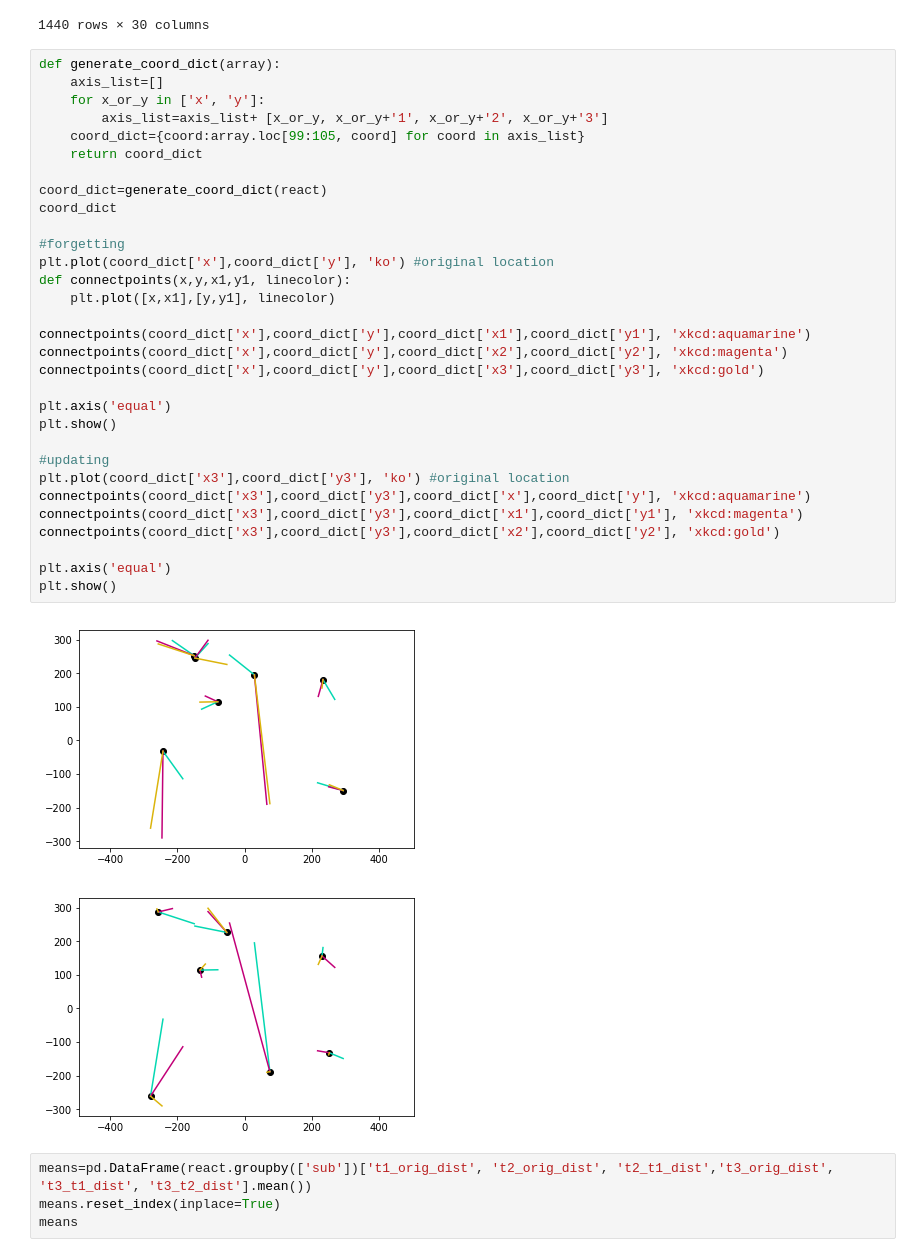
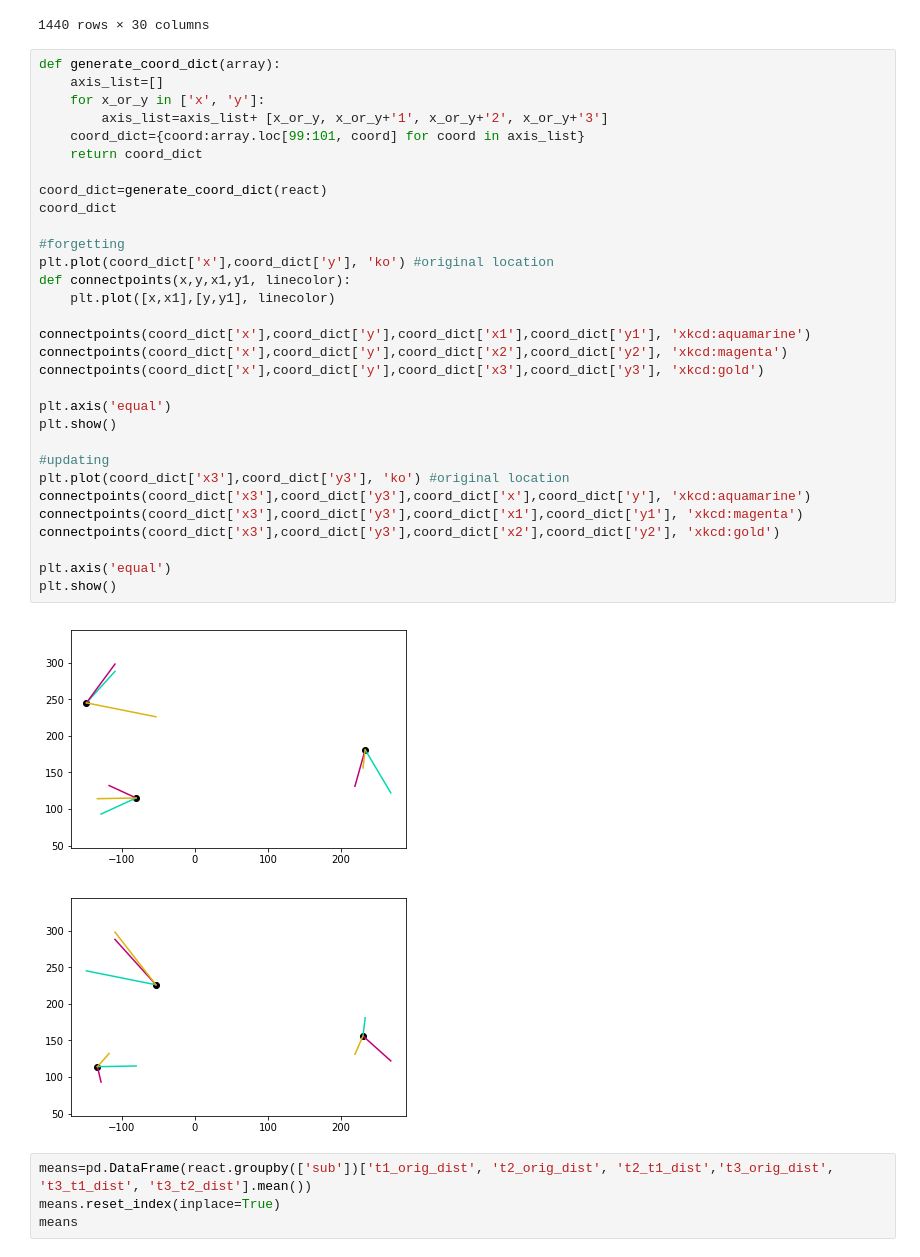
Before and after one commit to donnajobridge/data_visualizations, a Jupyter notebook: react/reactivation_visuals.ipynb, the cells around one changed output. Cells and saved outputs as stored; diff of their text form.

```diff
--- a/react/reactivation_visuals.ipynb
+++ b/react/reactivation_visuals.ipynb
@@ -113,36 +113,36 @@ get_quad(react, 'x3', 'y3', 'loc3_quad')
 def generate_coord_dict(array):
     axis_list=[]
     for x_or_y in ['x', 'y']:
         axis_list=axis_list+ [x_or_y, x_or_y+'1', x_or_y+'2', x_or_y+'3']
-    coord_dict={coord:array.loc[99:105, coord] for coord in axis_list}
+    coord_dict={coord:array.loc[99:101, coord] for coord in axis_list}
     return coord_dict
 
 coord_dict=generate_coord_dict(react)
 coord_dict
 
 #forgetting
 plt.plot(coord_dict['x'],coord_dict['y'], 'ko') #original location
 def connectpoints(x,y,x1,y1, linecolor):
     plt.plot([x,x1],[y,y1], linecolor)
 
 connectpoints(coord_dict['x'],coord_dict['y'],coord_dict['x1'],coord_dict['y1'], 'xkcd:aquamarine')
 connectpoints(coord_dict['x'],coord_dict['y'],coord_dict['x2'],coord_dict['y2'], 'xkcd:magenta')
 connectpoints(coord_dict['x'],coord_dict['y'],coord_dict['x3'],coord_dict['y3'], 'xkcd:gold')
 
 plt.axis('equal')
 plt.show()
 
 #updating
 plt.plot(coord_dict['x3'],coord_dict['y3'], 'ko') #original location
 connectpoints(coord_dict['x3'],coord_dict['y3'],coord_dict['x'],coord_dict['y'], 'xkcd:aquamarine')
 connectpoints(coord_dict['x3'],coord_dict['y3'],coord_dict['x1'],coord_dict['y1'], 'xkcd:magenta')
 connectpoints(coord_dict['x3'],coord_dict['y3'],coord_dict['x2'],coord_dict['y2'], 'xkcd:gold')
 
 plt.axis('equal')
 plt.show()
 # %% [output]
-[figure, old version]
+[figure, new version]
-[figure, old version]
+[figure, new version]
 # %%
 means=pd.DataFrame(react.groupby(['sub'])['t1_orig_dist', 't2_orig_dist', 't2_t1_dist','t3_orig_dist', 't3_t1_dist', 't3_t2_dist'].mean())
 means.reset_index(inplace=True)
```
Also changed, not shown: parts of 34 cells of this notebook, 23 other files.
